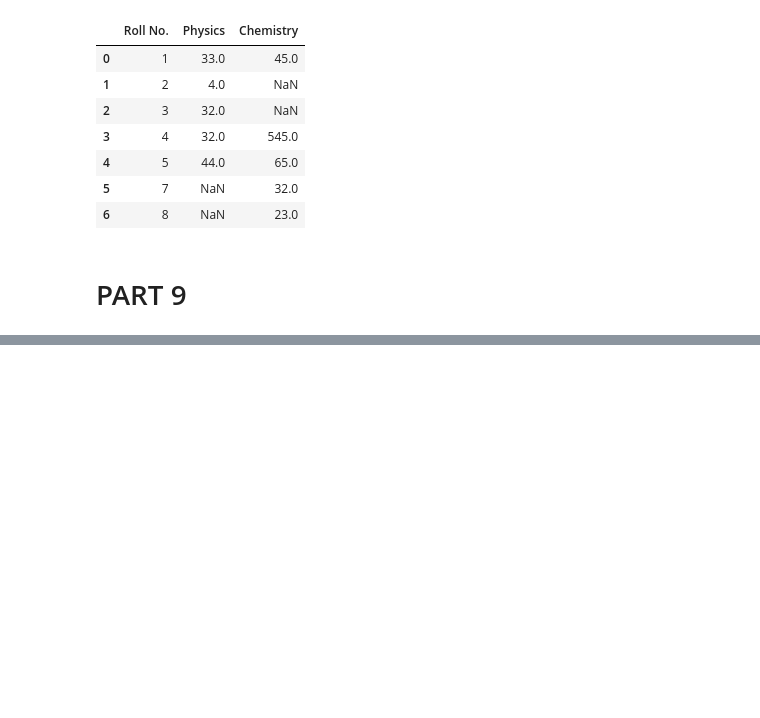
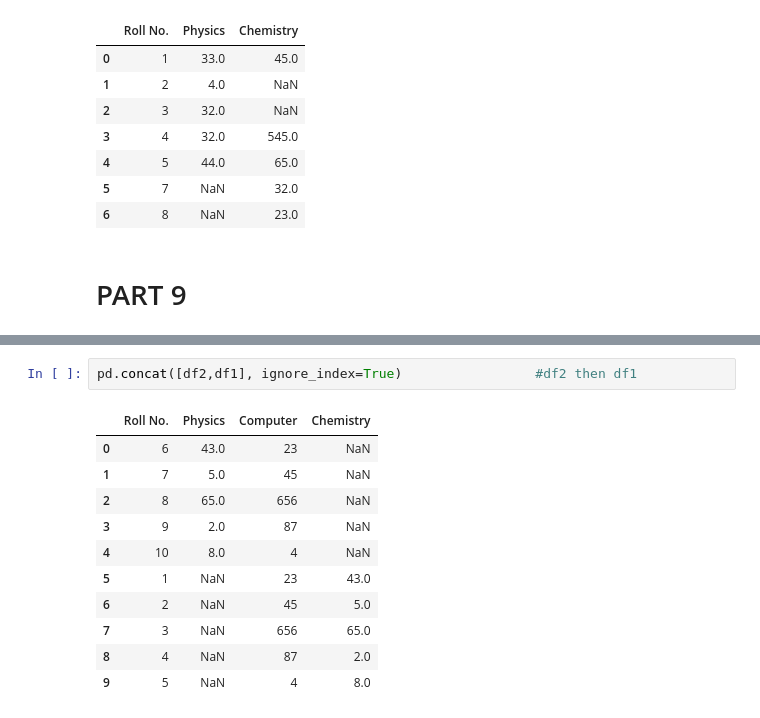
Before and after one commit to PRACHIP5202/WinWinAI, a Jupyter notebook: Pandas3.ipynb, the cells around one changed output, grey strips where cells are left out. Drawn from its saved outputs; the diff is of its cells as text; blank space fills up the shorter version.

```diff
--- a/Pandas3.ipynb
+++ b/Pandas3.ipynb
@@ -158,0 +207,14 @@ pd.merge(df3,df4, how='outer')
+# %%
+pd.concat([df2,df1], ignore_index=True)                 #df2 then df1
+# %% [output]
+|  | Roll No. | Physics | Computer | Chemistry |
+| 0 | 6 | 43.0 | 23 | NaN |
+| 1 | 7 | 5.0 | 45 | NaN |
+| 2 | 8 | 65.0 | 656 | NaN |
+| 3 | 9 | 2.0 | 87 | NaN |
+| 4 | 10 | 8.0 | 4 | NaN |
+| 5 | 1 | NaN | 23 | 43.0 |
+| 6 | 2 | NaN | 45 | 5.0 |
+| 7 | 3 | NaN | 656 | 65.0 |
+| 8 | 4 | NaN | 87 | 2.0 |
+| 9 | 5 | NaN | 4 | 8.0 |
```
Also changed, not shown: parts of 16 cells of this notebook.
